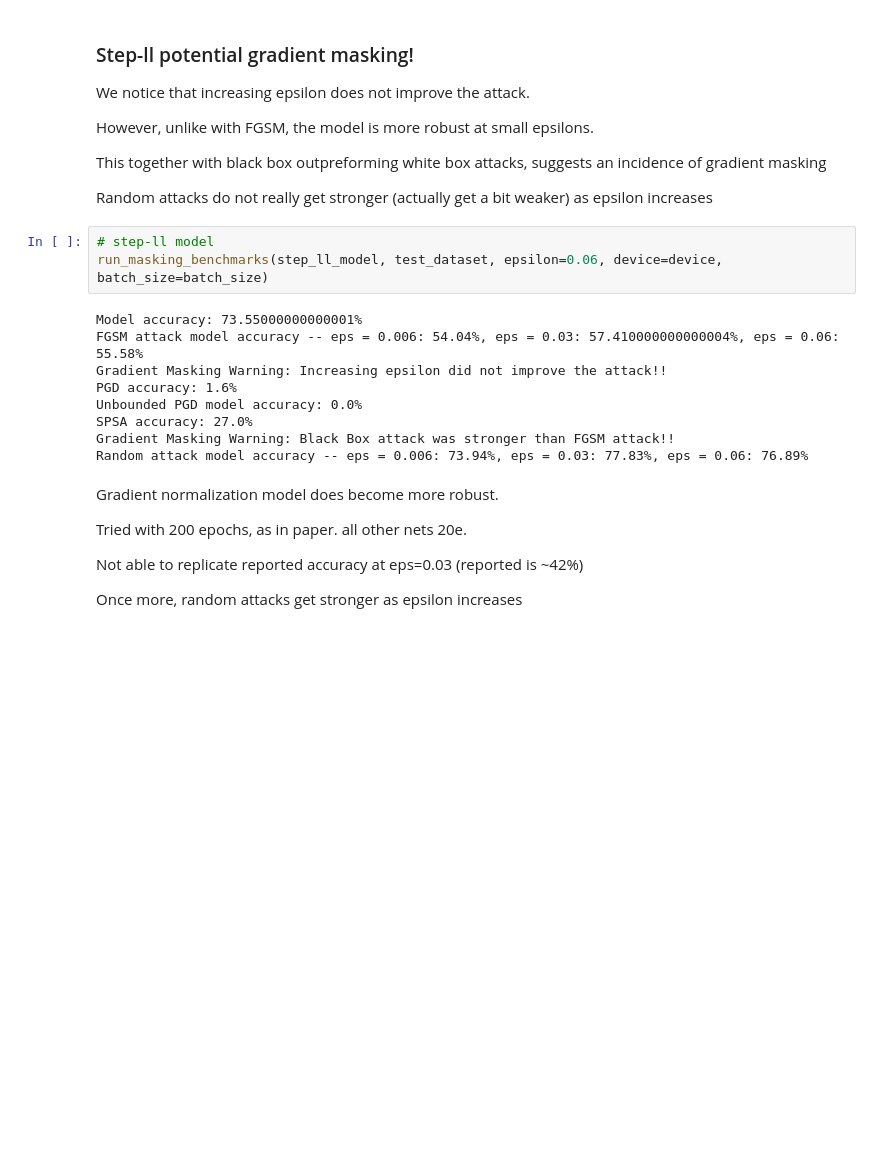
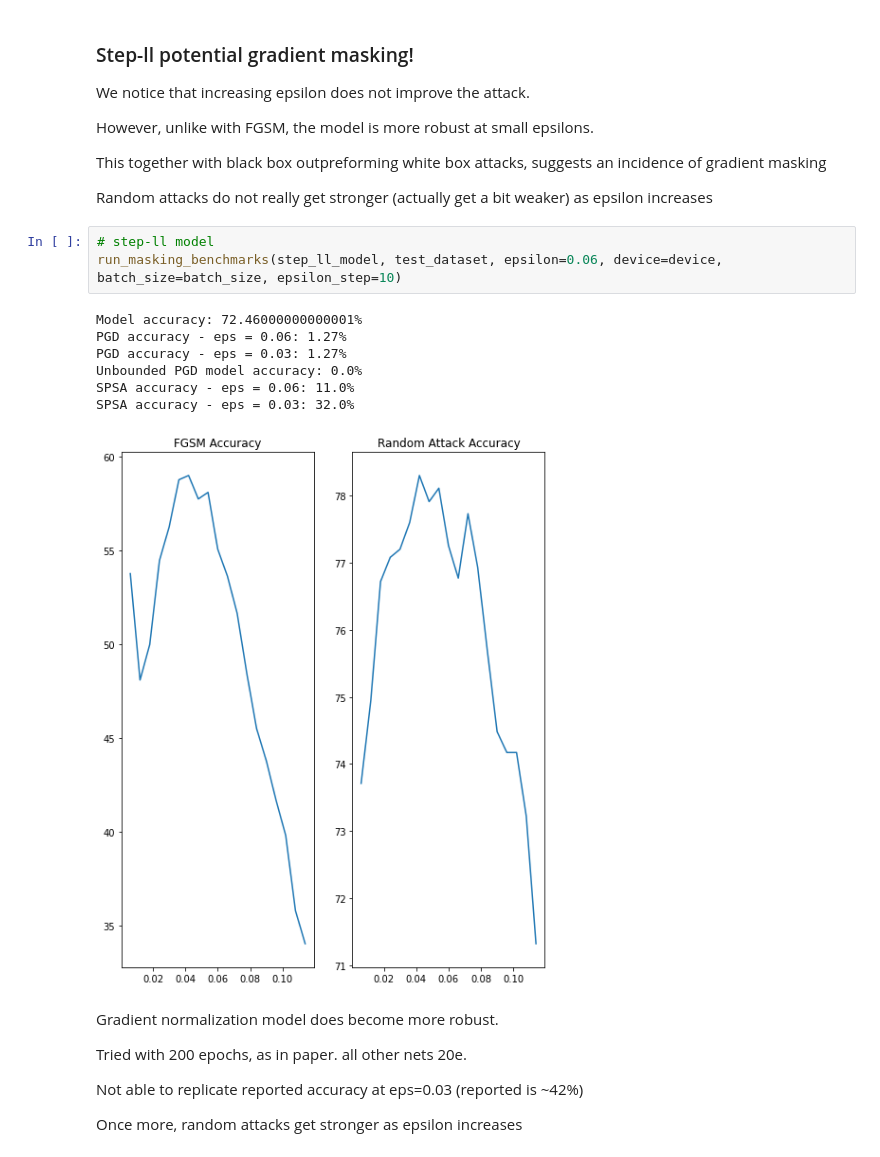
Before and after one commit to CarlosGomes98/false_sense_of_security, a Jupyter notebook: notebooks/GradientMasking.ipynb, the cells around one changed output. Saved outputs shown, nothing was run; the diff lists cells and outputs as text; blank space fills up the shorter version.

```diff
--- a/notebooks/GradientMasking.ipynb
+++ b/notebooks/GradientMasking.ipynb
@@ -148,16 +151,15 @@ This together with black box outpreforming white box attacks, suggests an incide
 Random attacks do not really get stronger (actually get a bit weaker) as epsilon increases
 # %%
 # step-ll model
-run_masking_benchmarks(step_ll_model, test_dataset, epsilon=0.06, device=device, batch_size=batch_size)
+run_masking_benchmarks(step_ll_model, test_dataset, epsilon=0.06, device=device, batch_size=batch_size, epsilon_step=10)
 # %% [output]
-Model accuracy: 73.55000000000001%
-FGSM attack model accuracy -- eps = 0.006: 54.04%, eps = 0.03: 57.410000000000004%, eps = 0.06: 55.58%
-Gradient Masking Warning: Increasing epsilon did not improve the attack!!
-PGD accuracy: 1.6%
+Model accuracy: 72.46000000000001%
+PGD accuracy - eps = 0.06: 1.27%
+PGD accuracy - eps = 0.03: 1.27%
 Unbounded PGD model accuracy: 0.0%
-SPSA accuracy: 27.0%
-Gradient Masking Warning: Black Box attack was stronger than FGSM attack!!
-Random attack model accuracy -- eps = 0.006: 73.94%, eps = 0.03: 77.83%, eps = 0.06: 76.89%
+SPSA accuracy - eps = 0.06: 11.0%
+SPSA accuracy - eps = 0.03: 32.0%
+[figure, added]
 # %% [markdown]
 Gradient normalization model does become more robust.
 
```
Also changed, not shown: parts of 14 cells of this notebook, 4 other files.
